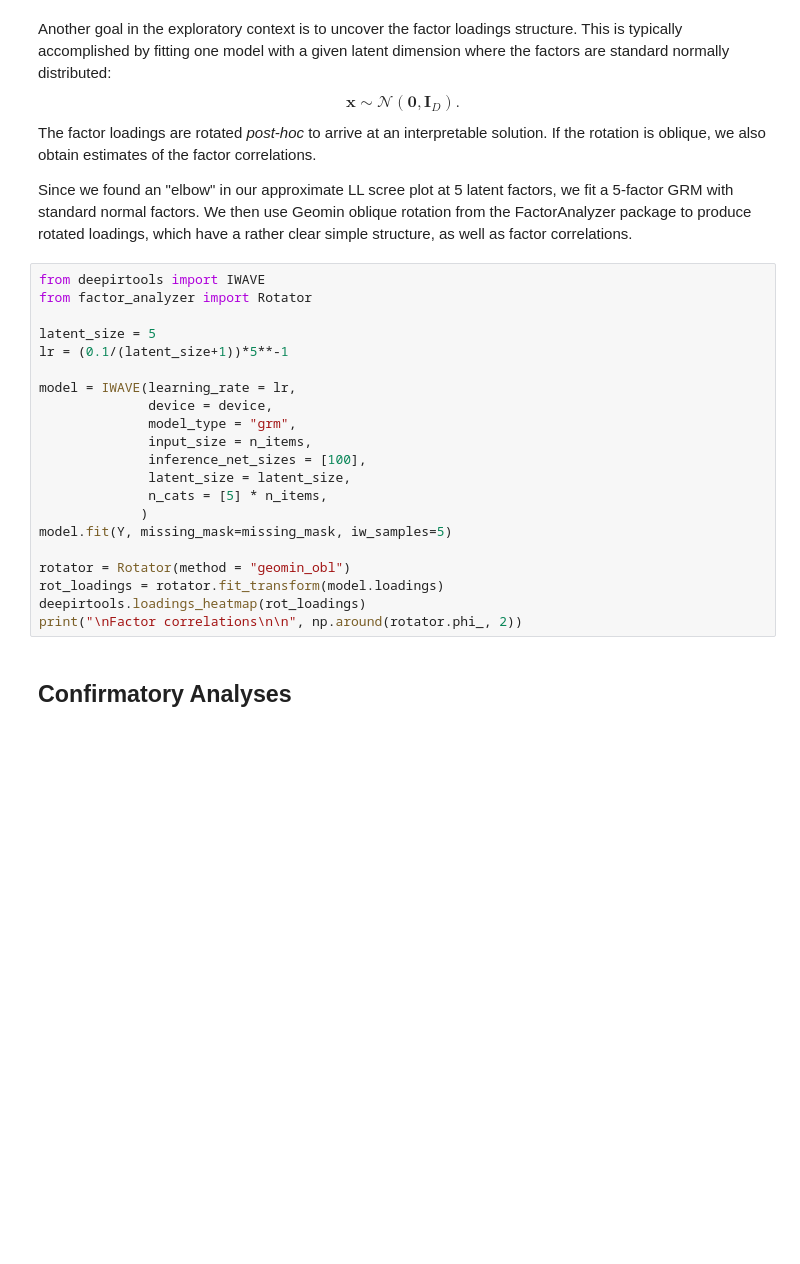
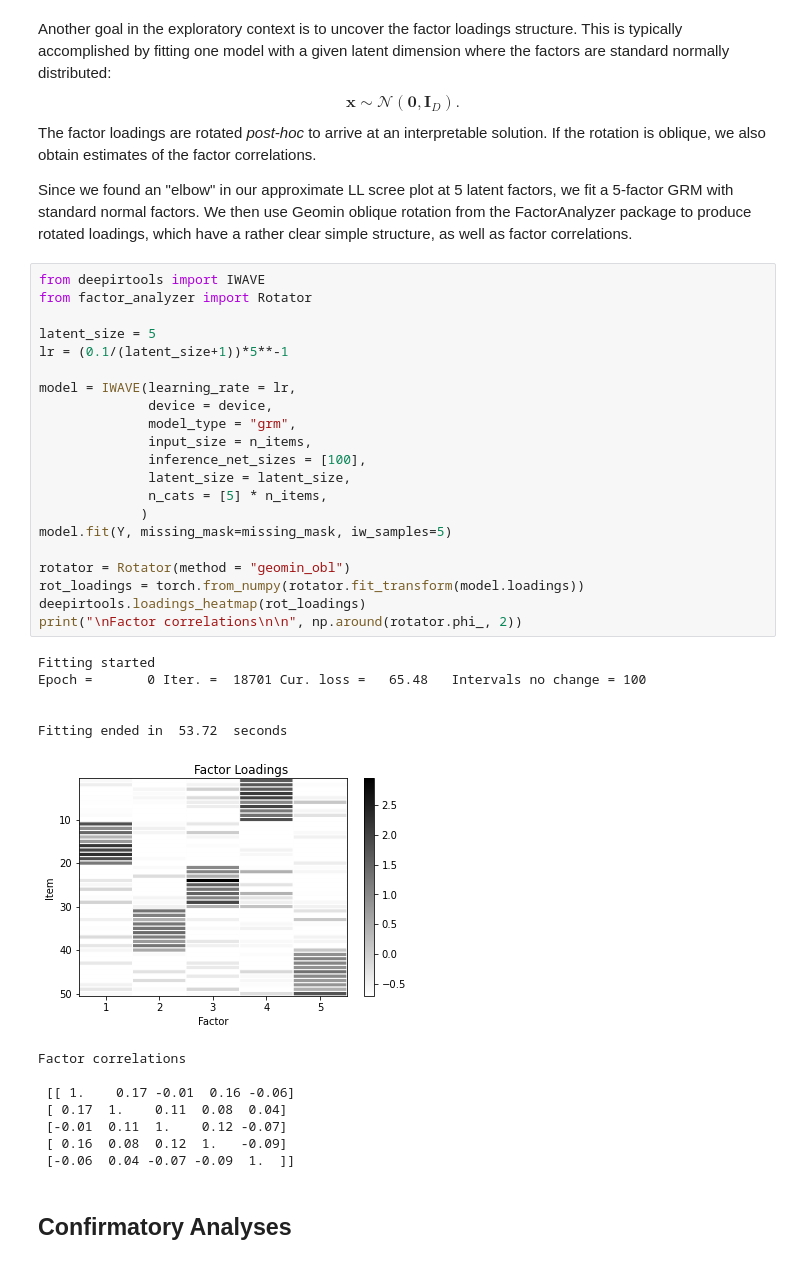
Before and after one commit to cjurban/deepirtools, a Jupyter notebook: examples/big_5_tutorial.ipynb, the cells around one changed output. Cells and saved outputs as stored; diff of their text form; blank space fills up the shorter version.

```diff
--- a/examples/big_5_tutorial.ipynb
+++ b/examples/big_5_tutorial.ipynb
@@ -96,24 +117,38 @@ Since we found an "elbow" in our approximate LL scree plot at 5 latent factors,
 # %%
 from deepirtools import IWAVE
 from factor_analyzer import Rotator
 
 latent_size = 5
 lr = (0.1/(latent_size+1))*5**-1
 
 model = IWAVE(learning_rate = lr,
               device = device,
               model_type = "grm",
               input_size = n_items,
               inference_net_sizes = [100],
               latent_size = latent_size,
               n_cats = [5] * n_items,
              )
 model.fit(Y, missing_mask=missing_mask, iw_samples=5)
 
 rotator = Rotator(method = "geomin_obl")
-rot_loadings = rotator.fit_transform(model.loadings)
+rot_loadings = torch.from_numpy(rotator.fit_transform(model.loadings))
 deepirtools.loadings_heatmap(rot_loadings)
 print("\nFactor correlations\n\n", np.around(rotator.phi_, 2))
+# %% [output]
+Fitting started
+Epoch =       0 Iter. =  18701 Cur. loss =   65.48   Intervals no change = 100
+
+
+Fitting ended in  53.72  seconds
+[figure, added]
+Factor correlations
+
+ [[ 1.    0.17 -0.01  0.16 -0.06]
+ [ 0.17  1.    0.11  0.08  0.04]
+ [-0.01  0.11  1.    0.12 -0.07]
+ [ 0.16  0.08  0.12  1.   -0.09]
+ [-0.06  0.04 -0.07 -0.09  1.  ]]
 # %% [markdown]
 ## Confirmatory Analyses
 # %% [markdown]
```
Also changed, not shown: parts of 9 cells of this notebook, 4 other files.
